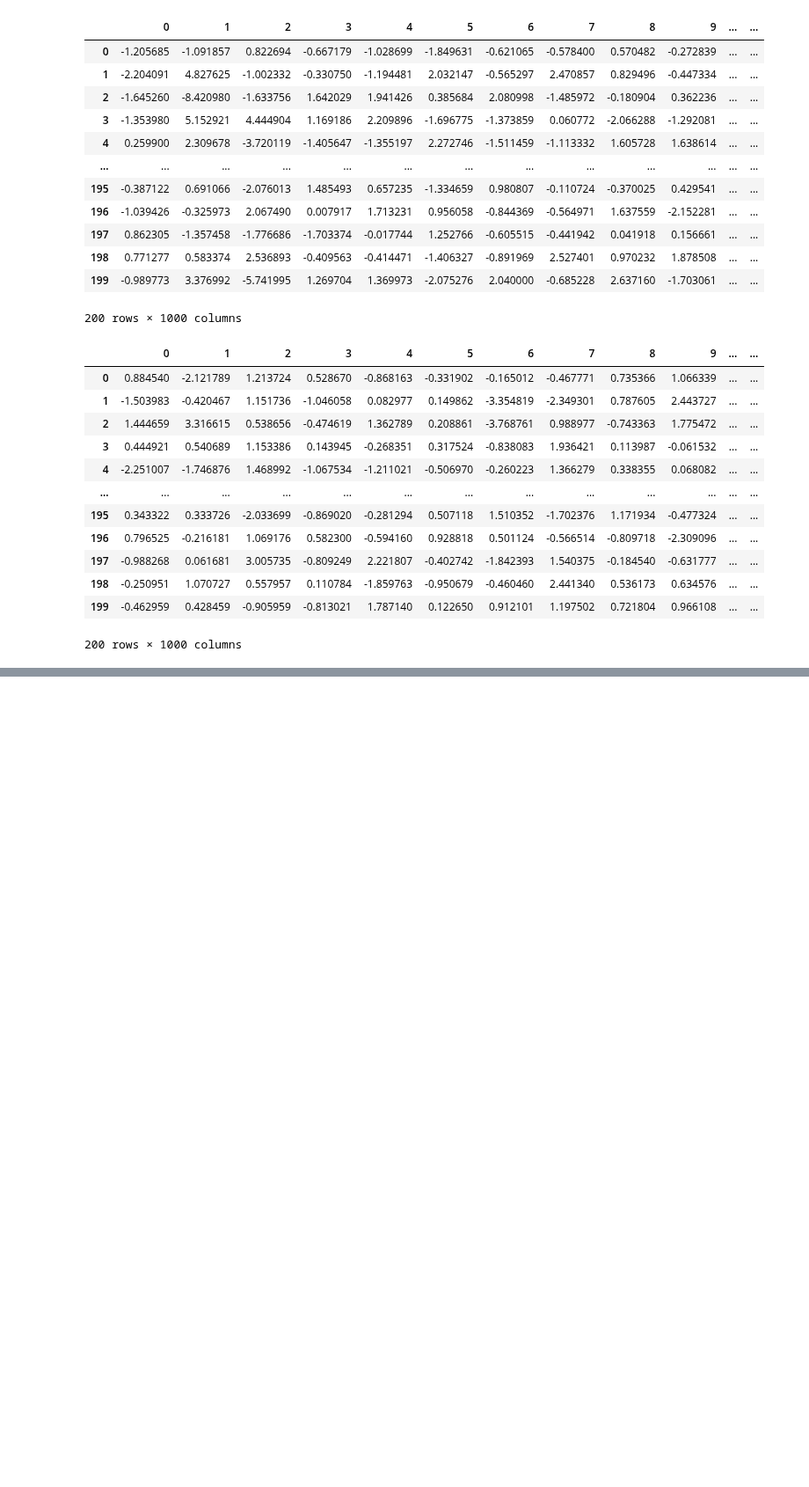
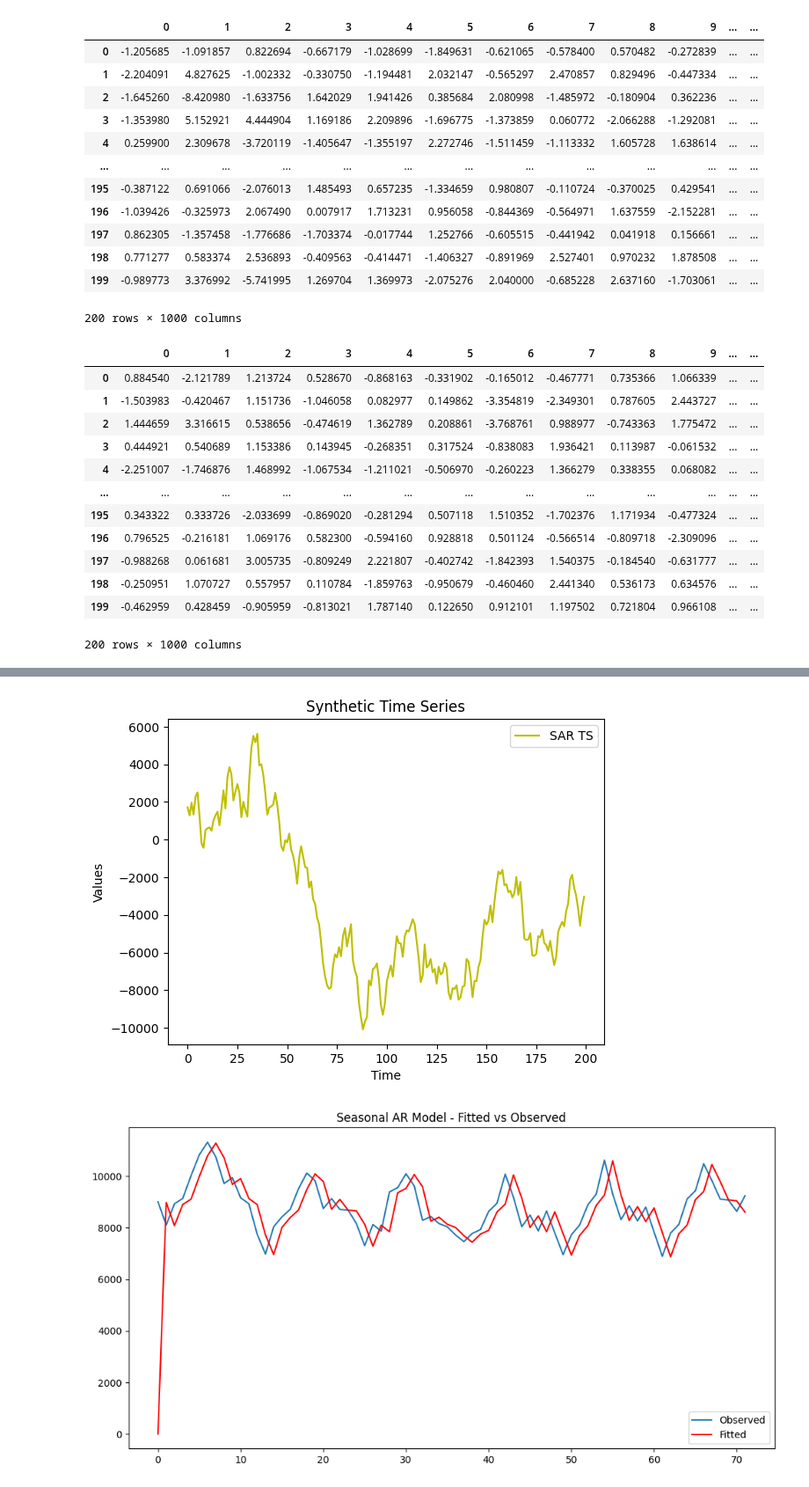
Before and after one commit to MiguelLoureiro98/timecave, a Jupyter notebook: experiments/synthetic_data.ipynb, the cells around one changed output, grey strips where cells are left out. Shown at 88% size. Saved outputs shown, nothing was run; the diff lists cells and outputs as text; code cells hidden in the pictures; blank space fills up the shorter version.

Commit message:
synthetic data 3

```diff
--- a/experiments/synthetic_data.ipynb
+++ b/experiments/synthetic_data.ipynb
@@ -86,3 +89,21 @@ df2
 | 198 | -0.250951 | 1.070727 | 0.557957 | 0.110784 | -1.859763 | -0.950679 | -0.460460 | 2.441340 | 0.536173 | 0.634576 | ... | ... |
 | 199 | -0.462959 | 0.428459 | -0.905959 | -0.813021 | 1.787140 | 0.122650 | 0.912101 | 1.197502 | 0.721804 | 0.966108 | ... | ... |
 200 rows × 1000 columns
+# %%
+length=200
+seed=2
+
+#Data
+data = pd.read_csv('datasets/other/accidental-deaths-in-usa-monthly.csv', usecols=[1], names = ['accidental_deaths'], skiprows=1)
+ts = data.accidental_deaths.to_numpy()
+# %%
+def simulate_from_data(number_samples:int, ts: np.array, seed: int):
+    sar = SARIMAX(ts, order=(1, 0, 0), seasonal_order = (0, 0, 0, 12))
+    sar_fit = sar.fit()
+
+    ts_sar = sar_fit.simulate(number_samples, random_state=seed)
+
+    return{'ts':ts_sar, 'model': sar_fit}
+
+#Simulation
+results =  simulate_from_data(200, ts, seed=None)
@@ -88,0 +165,23 @@ df2
+# %%
+ts_sar = results['ts']
+
+#Plots
+model = 'sarusa'
+
+plt.plot(ts_sar, c='y', label ='SAR TS')
+plt.title('Synthetic Time Series')
+plt.xlabel('Time')
+plt.ylabel('Values')
+plt.legend()
+plt.show()
+
+
+plt.figure(figsize=(12, 6))
+plt.plot(data.index, data['accidental_deaths'], label='Observed')
+plt.plot(data.index, results['model'].fittedvalues, label='Fitted', color='red')
+plt.title('Seasonal AR Model - Fitted vs Observed')
+plt.legend()
+plt.show()
+# %% [output]
+[figure, added]
+[figure, added]
```
Also changed, not shown: parts of 3 cells of this notebook, 2 other files.
